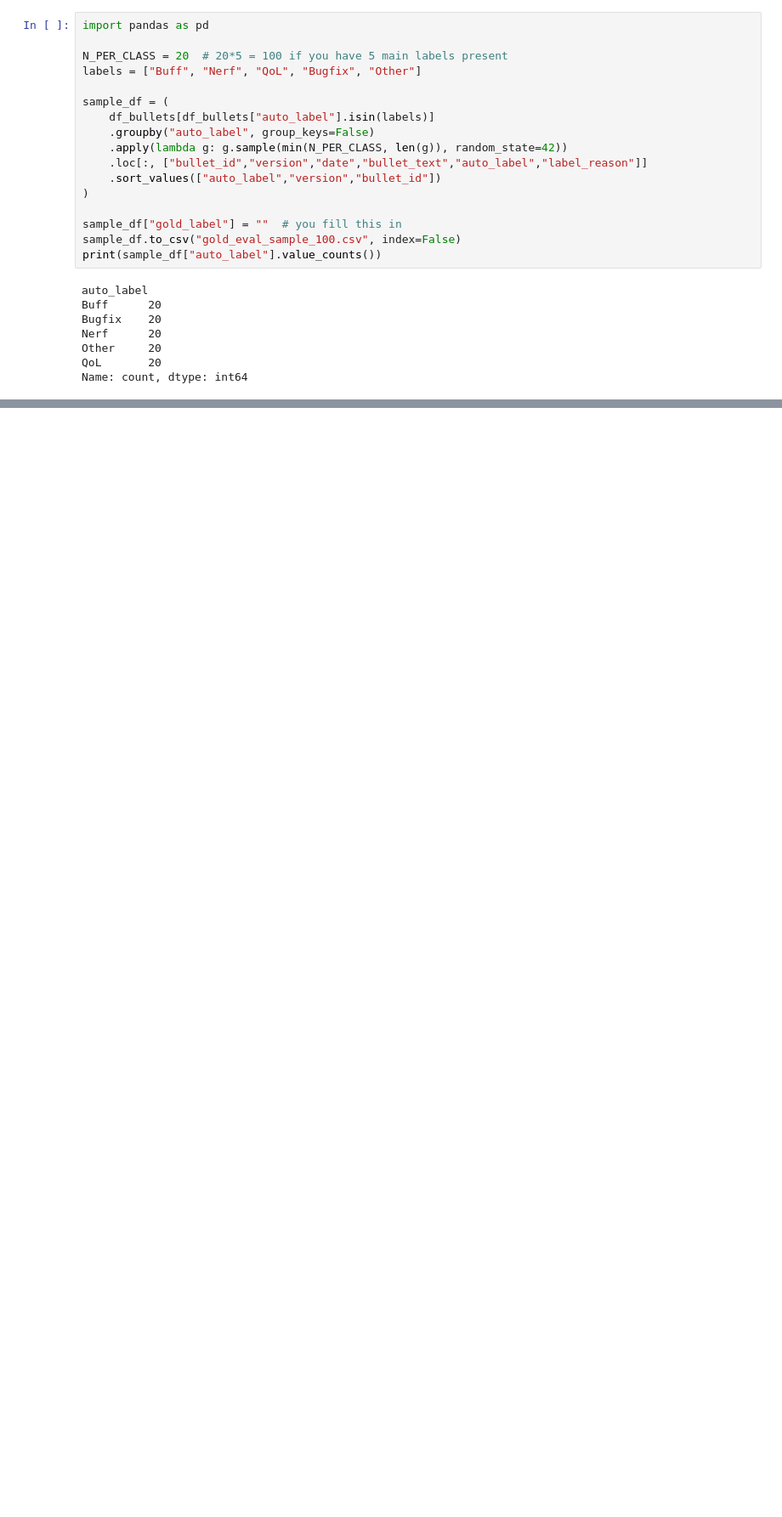
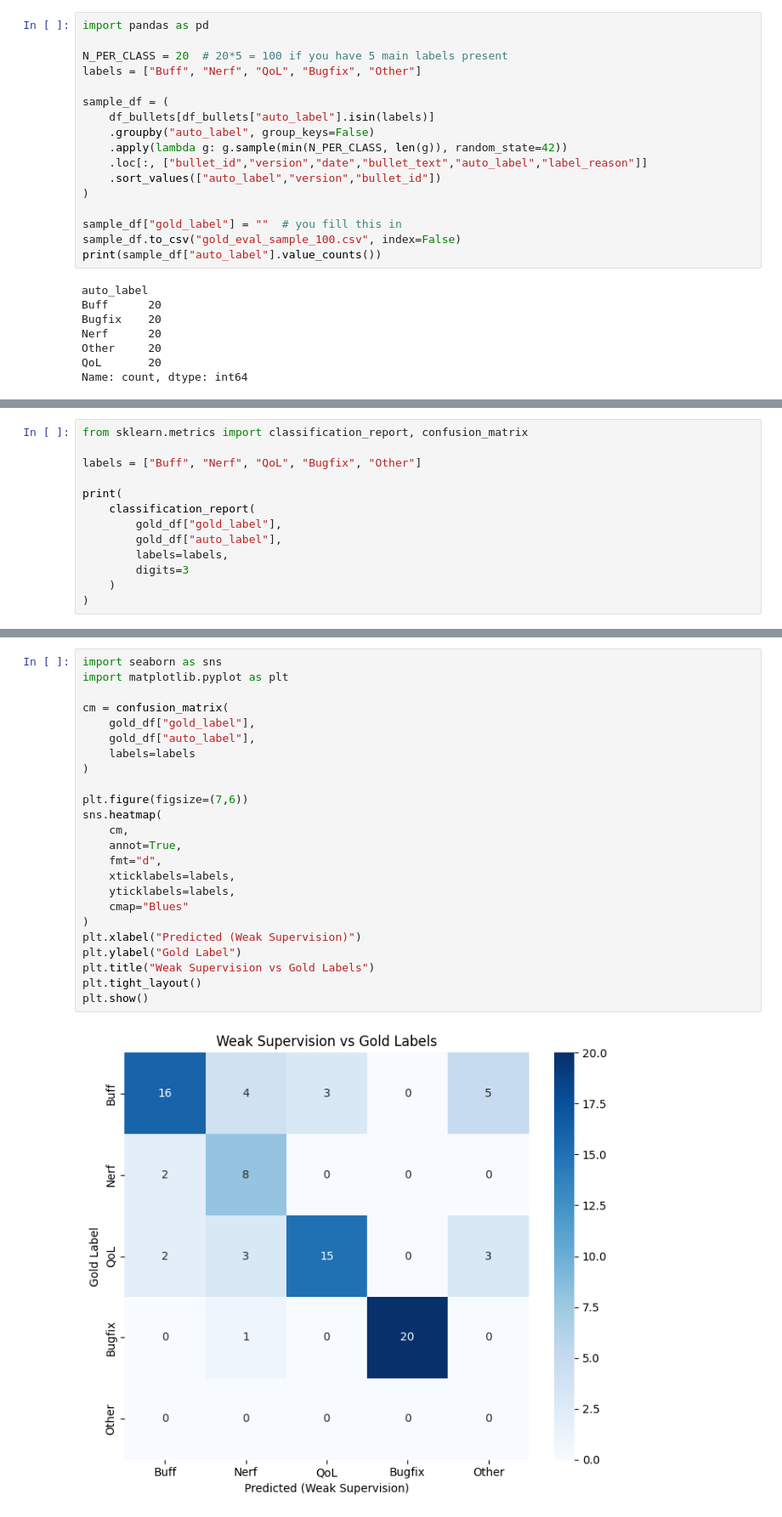
Before and after one commit to AlexToon55/H519-GroupProject, a Jupyter notebook: Brian's Work/Fresh Start,.ipynb, the cells around one changed output, grey strips where cells are left out. Shown at 85% size. Cells and saved outputs as stored; diff of their text form; blank space fills up the shorter version.

```diff
--- a/Brian's Work/Fresh Start,.ipynb
+++ b/Brian's Work/Fresh Start,.ipynb
@@ -538,0 +569,13 @@ Name: count, dtype: int64
+# %%
+from sklearn.metrics import classification_report, confusion_matrix
+
+labels = ["Buff", "Nerf", "QoL", "Bugfix", "Other"]
+
+print(
+    classification_report(
+        gold_df["gold_label"],
+        gold_df["auto_label"],
+        labels=labels,
+        digits=3
+    )
+)
@@ -538,0 +594,26 @@ Name: count, dtype: int64
+# %%
+import seaborn as sns
+import matplotlib.pyplot as plt
+
+cm = confusion_matrix(
+    gold_df["gold_label"],
+    gold_df["auto_label"],
+    labels=labels
+)
+
+plt.figure(figsize=(7,6))
+sns.heatmap(
+    cm,
+    annot=True,
+    fmt="d",
+    xticklabels=labels,
+    yticklabels=labels,
+    cmap="Blues"
+)
+plt.xlabel("Predicted (Weak Supervision)")
+plt.ylabel("Gold Label")
+plt.title("Weak Supervision vs Gold Labels")
+plt.tight_layout()
+plt.show()
+# %% [output]
+[figure, added]
```
Also changed, not shown: parts of 4 cells of this notebook.
